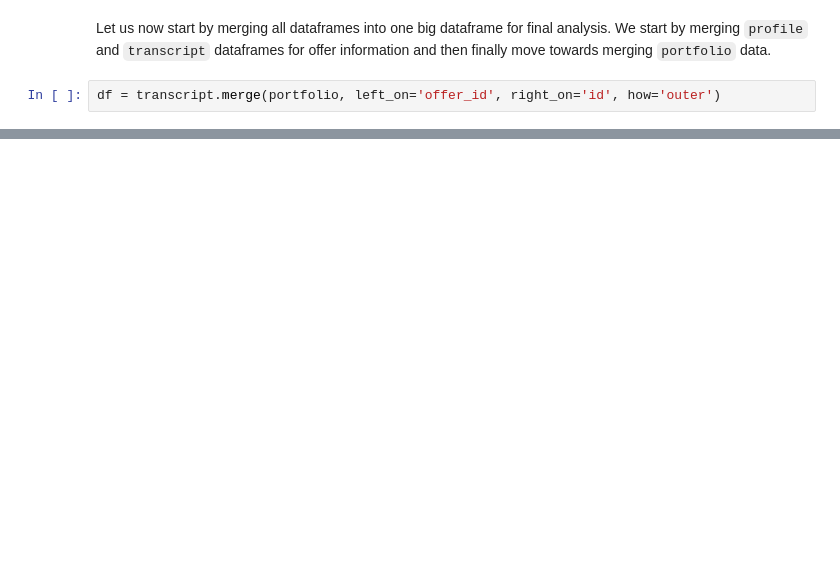
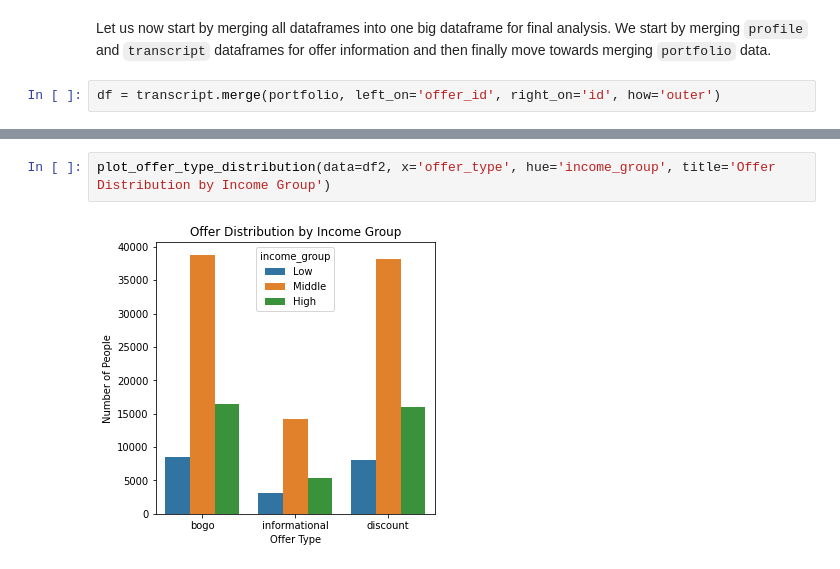
Before and after one commit to Ramshah1/Starbucks-Offers-Analysis, a Jupyter notebook: Starbucks_Capstone_notebook.ipynb, the cells around one changed output, grey strips where cells are left out. Drawn from its saved outputs; the diff is of its cells as text; blank space fills up the shorter version.

```diff
--- a/Starbucks_Capstone_notebook.ipynb
+++ b/Starbucks_Capstone_notebook.ipynb
@@ -535,0 +649,4 @@ df[df['event'] == 'offer completed']         #----------------->Remove in end
+# %%
+plot_offer_type_distribution(data=df2, x='offer_type', hue='income_group', title='Offer Distribution by Income Group')
+# %% [output]
+[figure, added]
```
Also changed, not shown: parts of 61 cells of this notebook.
